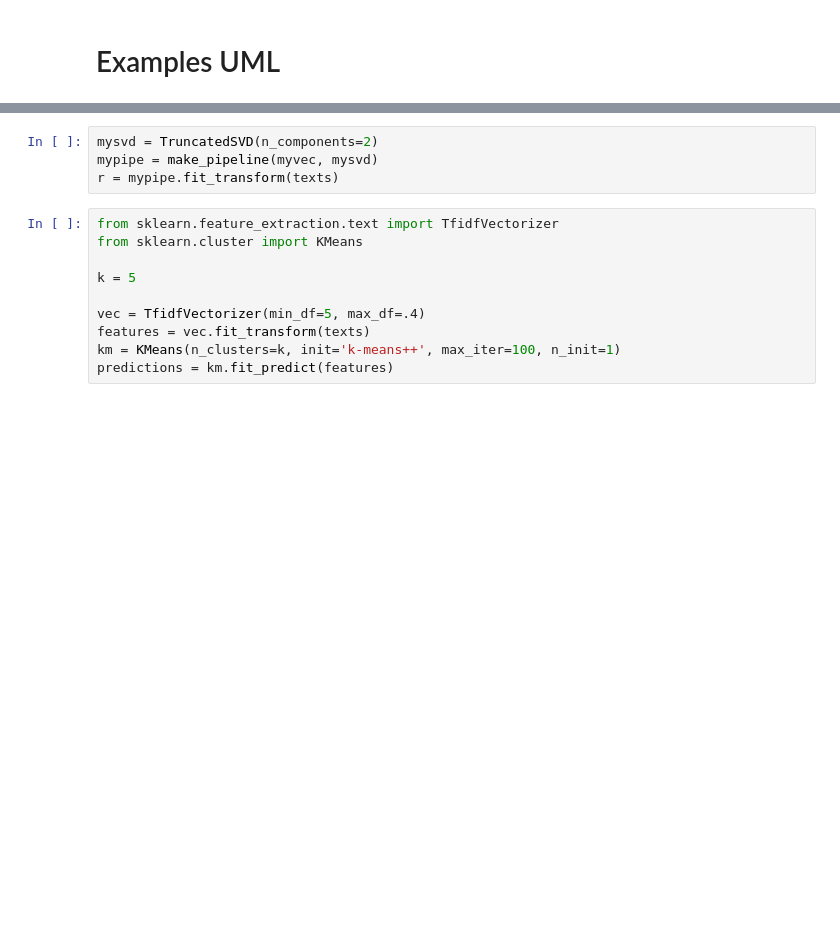
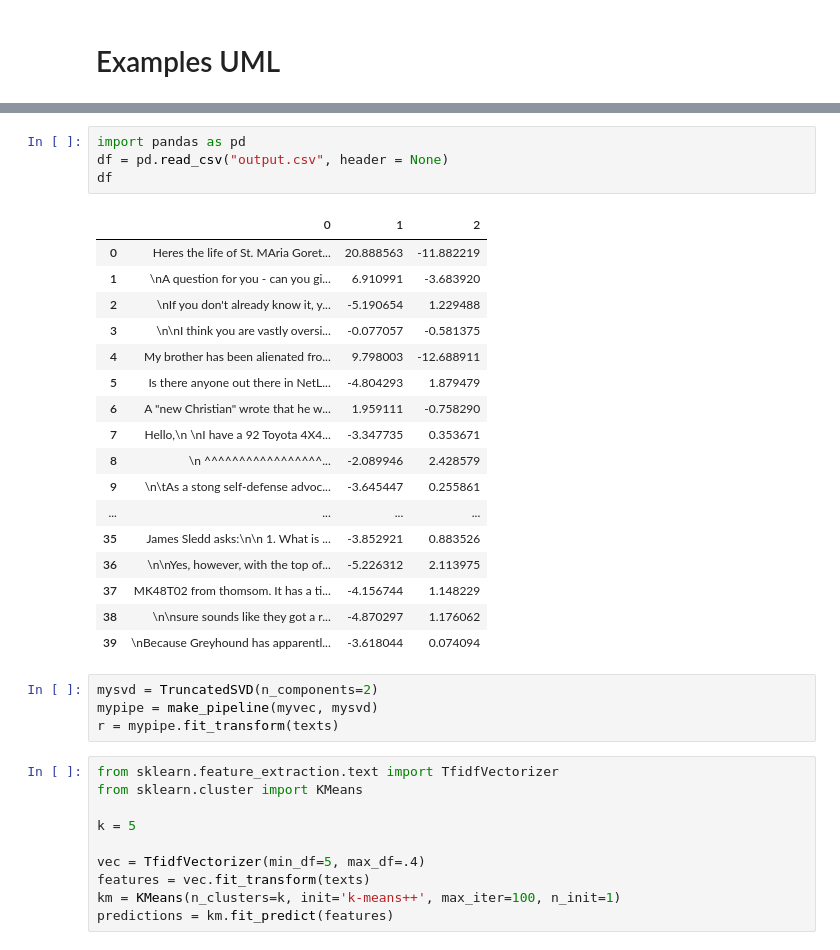
Before and after one commit to PetarDinevBG/binder-gesis-ml-learning, a Jupyter notebook: 03wednesday/pca_svd_kmeans.ipynb, the cells around one changed output, grey strips where cells are left out. Drawn from its saved outputs; the diff is of its cells as text; blank space fills up the shorter version.

```diff
--- a/03wednesday/pca_svd_kmeans.ipynb
+++ b/03wednesday/pca_svd_kmeans.ipynb
@@ -29,3 +183,25 @@ plt.scatter([e[0] for e in r], [e[1] for e in r], alpha=.6)
+# %%
+import pandas as pd
+df = pd.read_csv("output.csv", header = None)
+df
+# %% [output]
+|  | 0 | 1 | 2 |
+| 0 | Heres the life of St. MAria Goret... | 20.888563 | -11.882219 |
+| 1 | \nA question for you - can you gi... | 6.910991 | -3.683920 |
+| 2 | \nIf you don't already know it, y... | -5.190654 | 1.229488 |
+| 3 | \n\nI think you are vastly oversi... | -0.077057 | -0.581375 |
+| 4 | My brother has been alienated fro... | 9.798003 | -12.688911 |
+| 5 | Is there anyone out there in NetL... | -4.804293 | 1.879479 |
+| 6 | A "new Christian" wrote that he w... | 1.959111 | -0.758290 |
+| 7 | Hello,\n \nI have a 92 Toyota 4X4... | -3.347735 | 0.353671 |
+| 8 | \n ^^^^^^^^^^^^^^^^^... | -2.089946 | 2.428579 |
+| 9 | \n\tAs a stong self-defense advoc... | -3.645447 | 0.255861 |
+| ... | ... | ... | ... |
+| 35 | James Sledd asks:\n\n 1. What is ... | -3.852921 | 0.883526 |
+| 36 | \n\nYes, however, with the top of... | -5.226312 | 2.113975 |
+| 37 | MK48T02 from thomsom. It has a ti... | -4.156744 | 1.148229 |
+| 38 | \n\nsure sounds like they got a r... | -4.870297 | 1.176062 |
+| 39 | \nBecause Greyhound has apparentl... | -3.618044 | 0.074094 |
 # %%
 mysvd = TruncatedSVD(n_components=2)
 mypipe = make_pipeline(myvec, mysvd)
```
Also changed, not shown: parts of 18 cells of this notebook.
